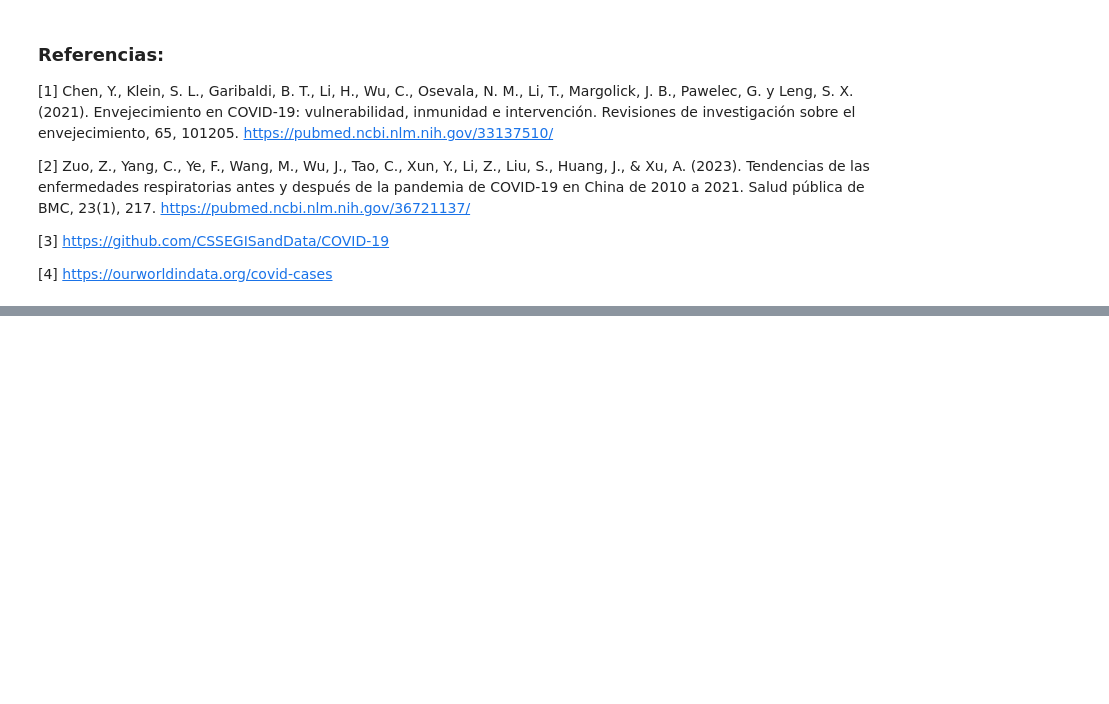
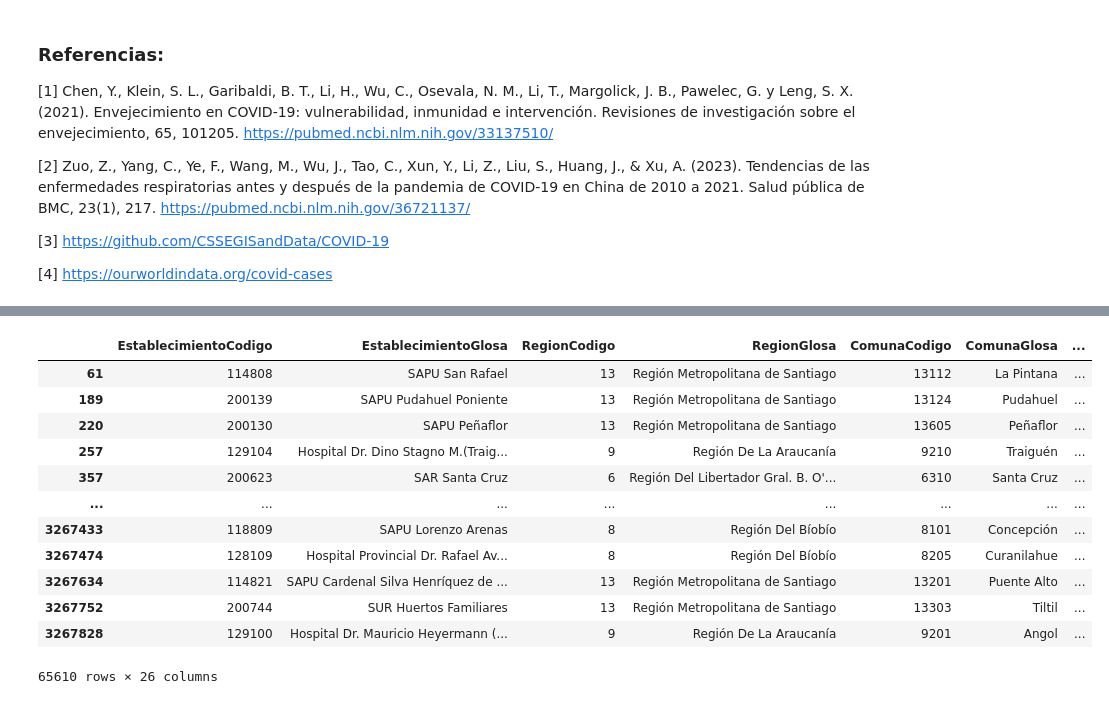
Before and after one commit to JoabVJ/project-imt2200, a Jupyter notebook: Entrega inicial/notebooks/01_EDA_enfermedades_respiratorias.ipynb, the cells around one changed output, grey strips where cells are left out. Cells and saved outputs as stored; diff of their text form; code cells hidden in the pictures; blank space fills up the shorter version.

```diff
--- a/Entrega inicial/notebooks/01_EDA_enfermedades_respiratorias.ipynb
+++ b/Entrega inicial/notebooks/01_EDA_enfermedades_respiratorias.ipynb
@@ -1556,0 +1781,18 @@ Si bien las causas más comunes se mantienen, la pandemia amplió su **impacto e
+# %%
+post_p_filtro_comunas = post_pandemia.copy()
+post_p_filtro_comunas= post_p_filtro_comunas[post_p_filtro_comunas["ComunaGlosa"].isin(lista_comunas)]
+post_p_filtro_comunas
+# %% [output]
+|  | EstablecimientoCodigo | EstablecimientoGlosa | RegionCodigo | RegionGlosa | ComunaCodigo | ComunaGlosa | ... |
+| 61 | 114808 | SAPU San Rafael | 13 | Región Metropolitana de Santiago | 13112 | La Pintana | ... |
+| 189 | 200139 | SAPU Pudahuel Poniente | 13 | Región Metropolitana de Santiago | 13124 | Pudahuel | ... |
+| 220 | 200130 | SAPU Peñaflor | 13 | Región Metropolitana de Santiago | 13605 | Peñaflor | ... |
+| 257 | 129104 | Hospital Dr. Dino Stagno M.(Traig... | 9 | Región De La Araucanía | 9210 | Traiguén | ... |
+| 357 | 200623 | SAR Santa Cruz | 6 | Región Del Libertador Gral. B. O'... | 6310 | Santa Cruz | ... |
+| ... | ... | ... | ... | ... | ... | ... | ... |
+| 3267433 | 118809 | SAPU Lorenzo Arenas | 8 | Región Del Bíobío | 8101 | Concepción | ... |
+| 3267474 | 128109 | Hospital Provincial Dr. Rafael Av... | 8 | Región Del Bíobío | 8205 | Curanilahue | ... |
+| 3267634 | 114821 | SAPU Cardenal Silva Henríquez de ... | 13 | Región Metropolitana de Santiago | 13201 | Puente Alto | ... |
+| 3267752 | 200744 | SUR Huertos Familiares | 13 | Región Metropolitana de Santiago | 13303 | Tiltil | ... |
+| 3267828 | 129100 | Hospital Dr. Mauricio Heyermann (... | 9 | Región De La Araucanía | 9201 | Angol | ... |
+65610 rows × 26 columns
```
Also changed, not shown: parts of 46 cells of this notebook.
